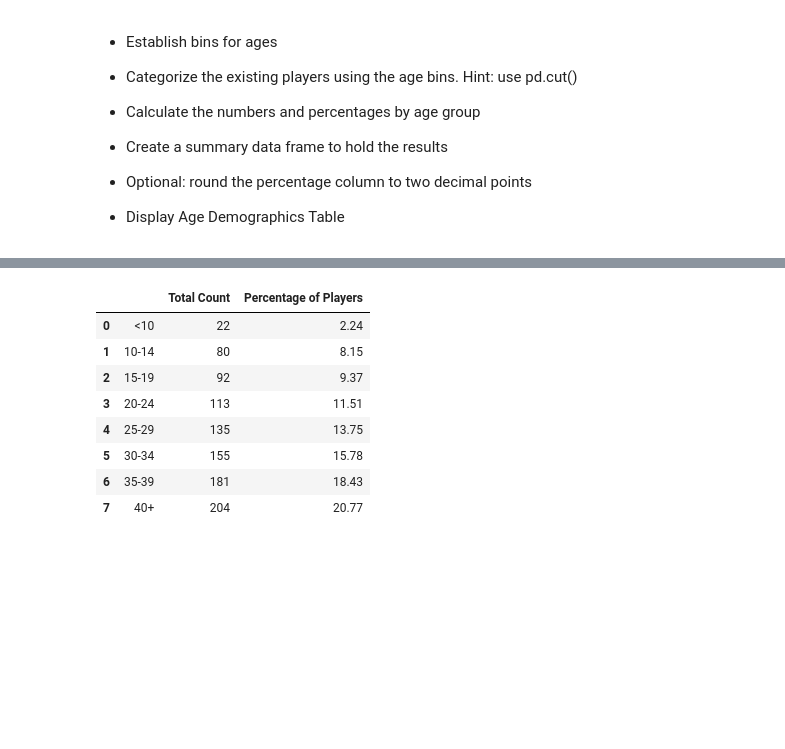
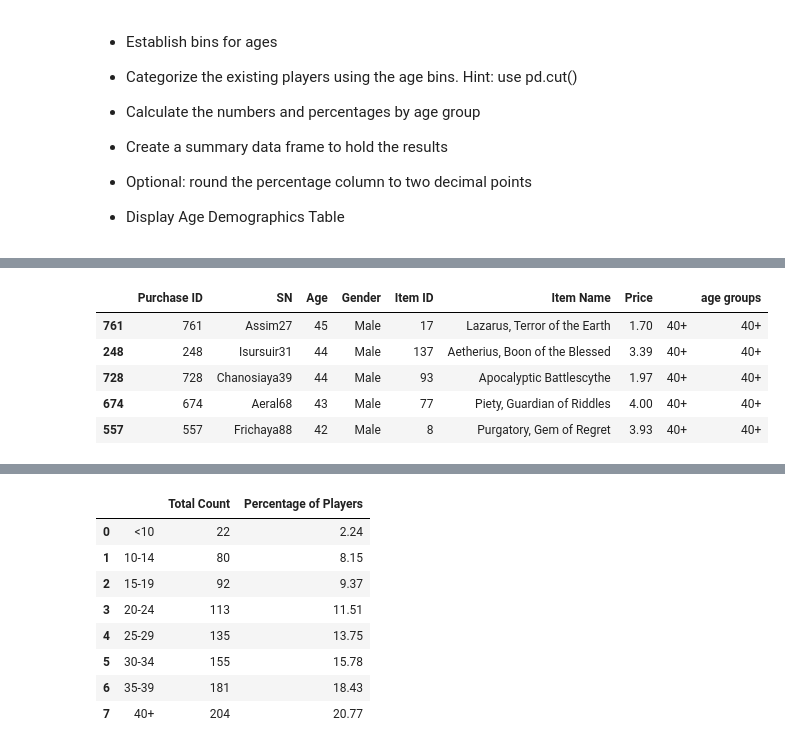
Before and after one commit to cdturner618/Panda-Challenge, a Jupyter notebook: HeroesOfPymoli/HeroesOfPymoli_starter.ipynb, the cells around one changed output, grey strips where cells are left out. Drawn from its saved outputs; the diff is of its cells as text; code cells hidden in the pictures; blank space fills up the shorter version.

```diff
--- a/HeroesOfPymoli/HeroesOfPymoli_starter.ipynb
+++ b/HeroesOfPymoli/HeroesOfPymoli_starter.ipynb
@@ -259,0 +283,10 @@ age_df.head()
+# %%
+age_sort_df= gamer_df.sort_values(["age groups","Age"], ascending=False)
+age_sort_df.head()
+# %% [output]
+|  | Purchase ID | SN | Age | Gender | Item ID | Item Name | Price |  | age groups |
+| 761 | 761 | Assim27 | 45 | Male | 17 | Lazarus, Terror of the Earth | 1.70 | 40+ | 40+ |
+| 248 | 248 | Isursuir31 | 44 | Male | 137 | Aetherius, Boon of the Blessed | 3.39 | 40+ | 40+ |
+| 728 | 728 | Chanosiaya39 | 44 | Male | 93 | Apocalyptic Battlescythe | 1.97 | 40+ | 40+ |
+| 674 | 674 | Aeral68 | 43 | Male | 77 | Piety, Guardian of Riddles | 4.00 | 40+ | 40+ |
+| 557 | 557 | Frichaya88 | 42 | Male | 8 | Purgatory, Gem of Regret | 3.93 | 40+ | 40+ |
```
Also changed, not shown: parts of 13 cells of this notebook.
